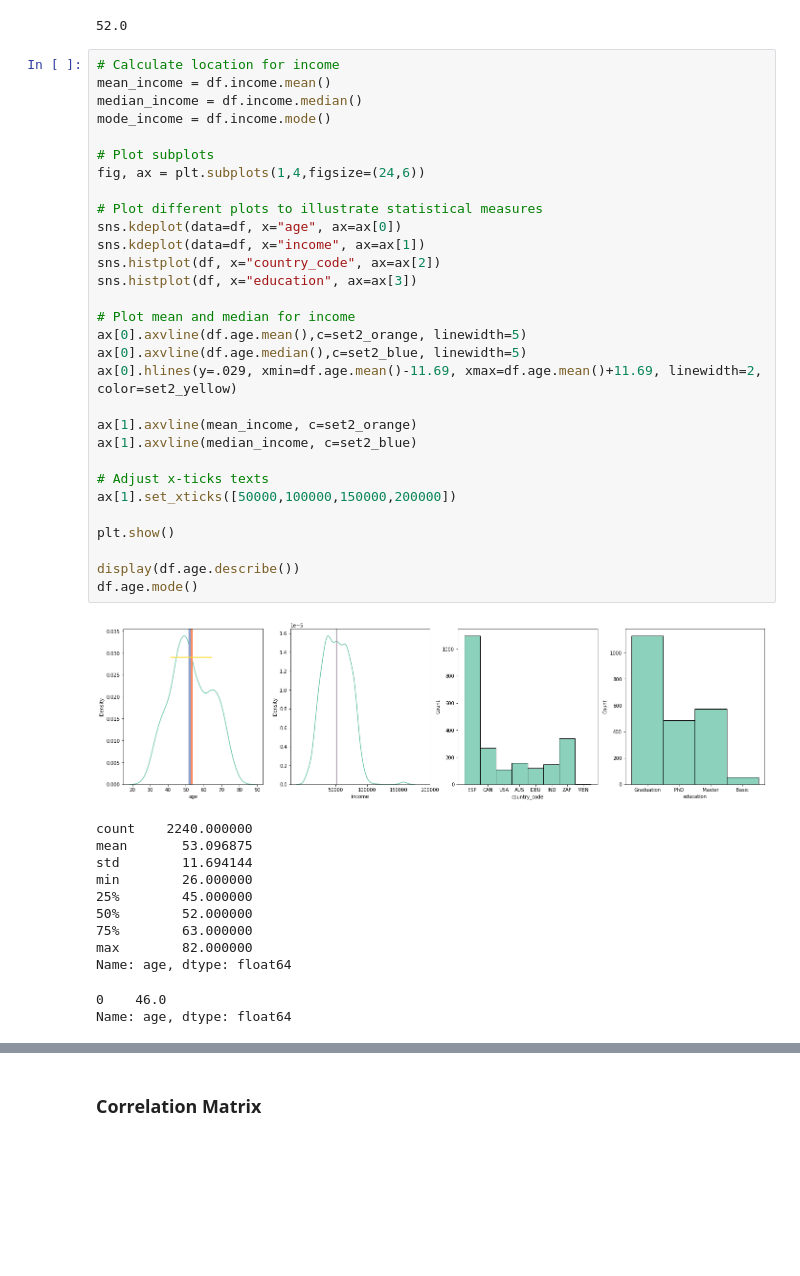
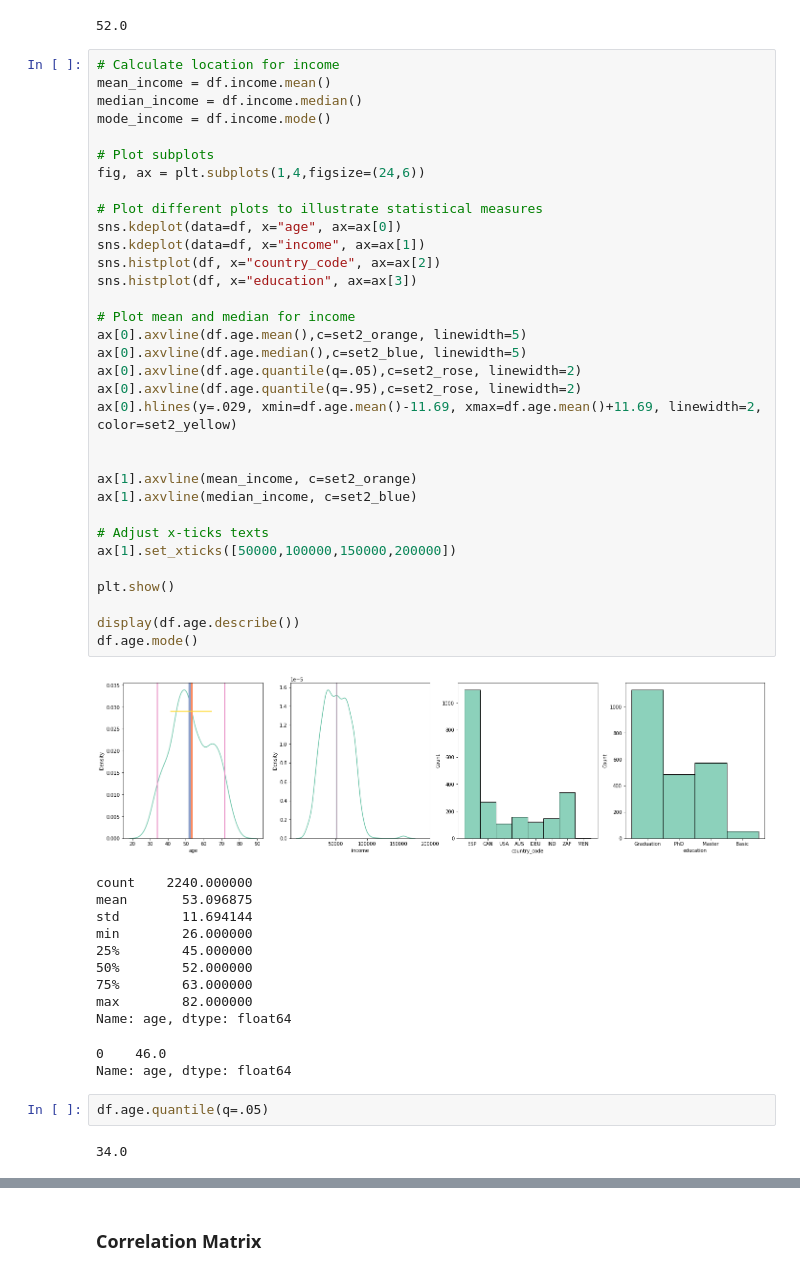
Before and after one commit to mr-emreerturk/Marketing-Analytics_EDA, a Jupyter notebook: notebook_eda.ipynb, the cells around one changed output, grey strips where cells are left out. Drawn from its saved outputs; the diff is of its cells as text; blank space fills up the shorter version.

```diff
--- a/notebook_eda.ipynb
+++ b/notebook_eda.ipynb
@@ -420,34 +420,37 @@ df.age.median()
 # Calculate location for income
 mean_income = df.income.mean()
 median_income = df.income.median()
 mode_income = df.income.mode()
 
 # Plot subplots
 fig, ax = plt.subplots(1,4,figsize=(24,6))
 
 # Plot different plots to illustrate statistical measures
 sns.kdeplot(data=df, x="age", ax=ax[0])
 sns.kdeplot(data=df, x="income", ax=ax[1])
 sns.histplot(df, x="country_code", ax=ax[2])
 sns.histplot(df, x="education", ax=ax[3])
 
 # Plot mean and median for income
 ax[0].axvline(df.age.mean(),c=set2_orange, linewidth=5)
 ax[0].axvline(df.age.median(),c=set2_blue, linewidth=5)
+ax[0].axvline(df.age.quantile(q=.05),c=set2_rose, linewidth=2)
+ax[0].axvline(df.age.quantile(q=.95),c=set2_rose, linewidth=2)
 ax[0].hlines(y=.029, xmin=df.age.mean()-11.69, xmax=df.age.mean()+11.69, linewidth=2, color=set2_yellow)
+
 
 ax[1].axvline(mean_income, c=set2_orange)
 ax[1].axvline(median_income, c=set2_blue)
 
 # Adjust x-ticks texts
 ax[1].set_xticks([50000,100000,150000,200000])
 
 plt.show()
 
 display(df.age.describe())
 df.age.mode()
 # %% [output]
-[figure, old version]
+[figure, new version]
 count    2240.000000
 mean       53.096875
 std        11.694144
@@ -459,3 +462,7 @@ max        82.000000
 Name: age, dtype: float64
 0    46.0
 Name: age, dtype: float64
+# %%
+df.age.quantile(q=.05)
+# %% [output]
+34.0
```
Also changed, not shown: parts of 1 cell of this notebook.
